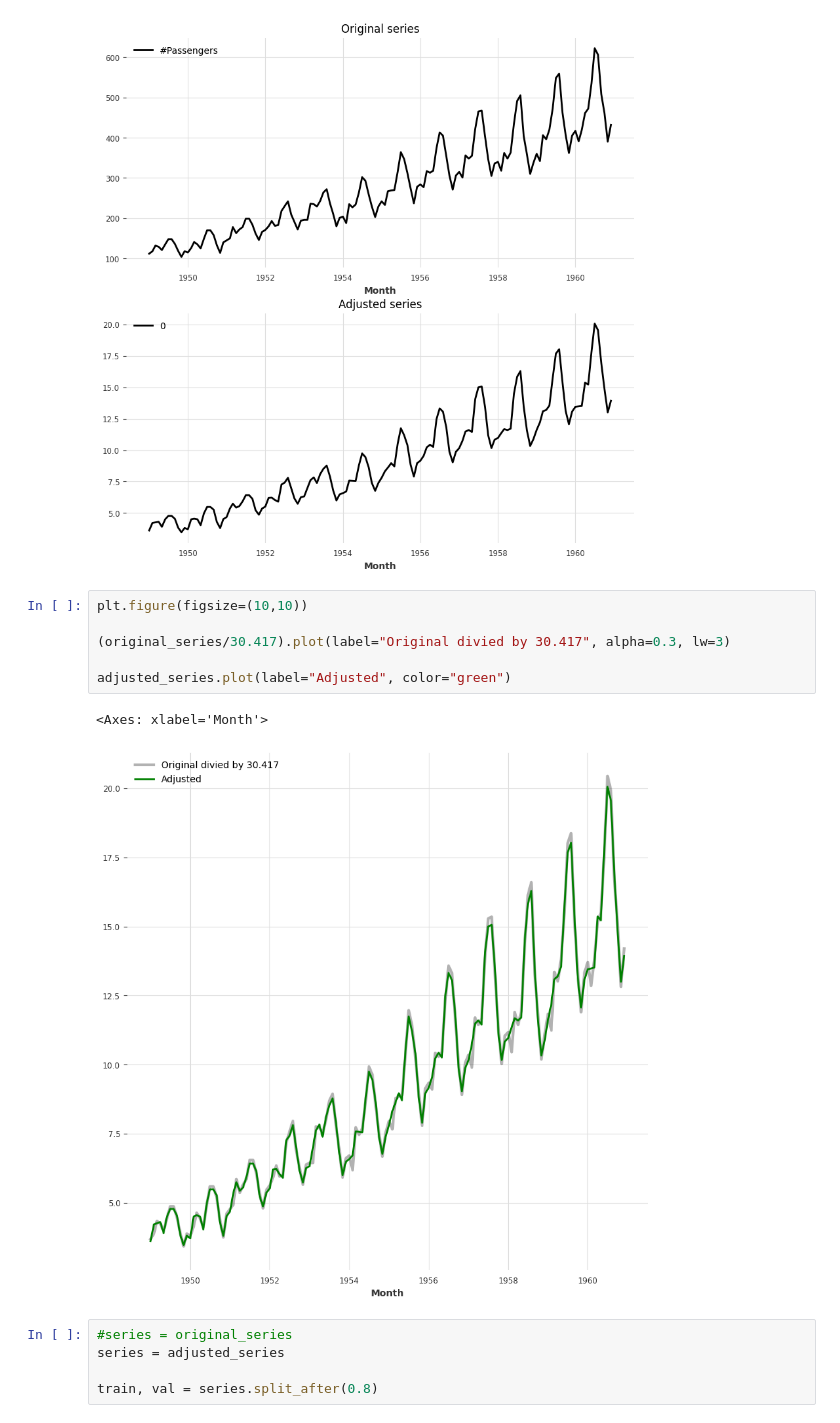
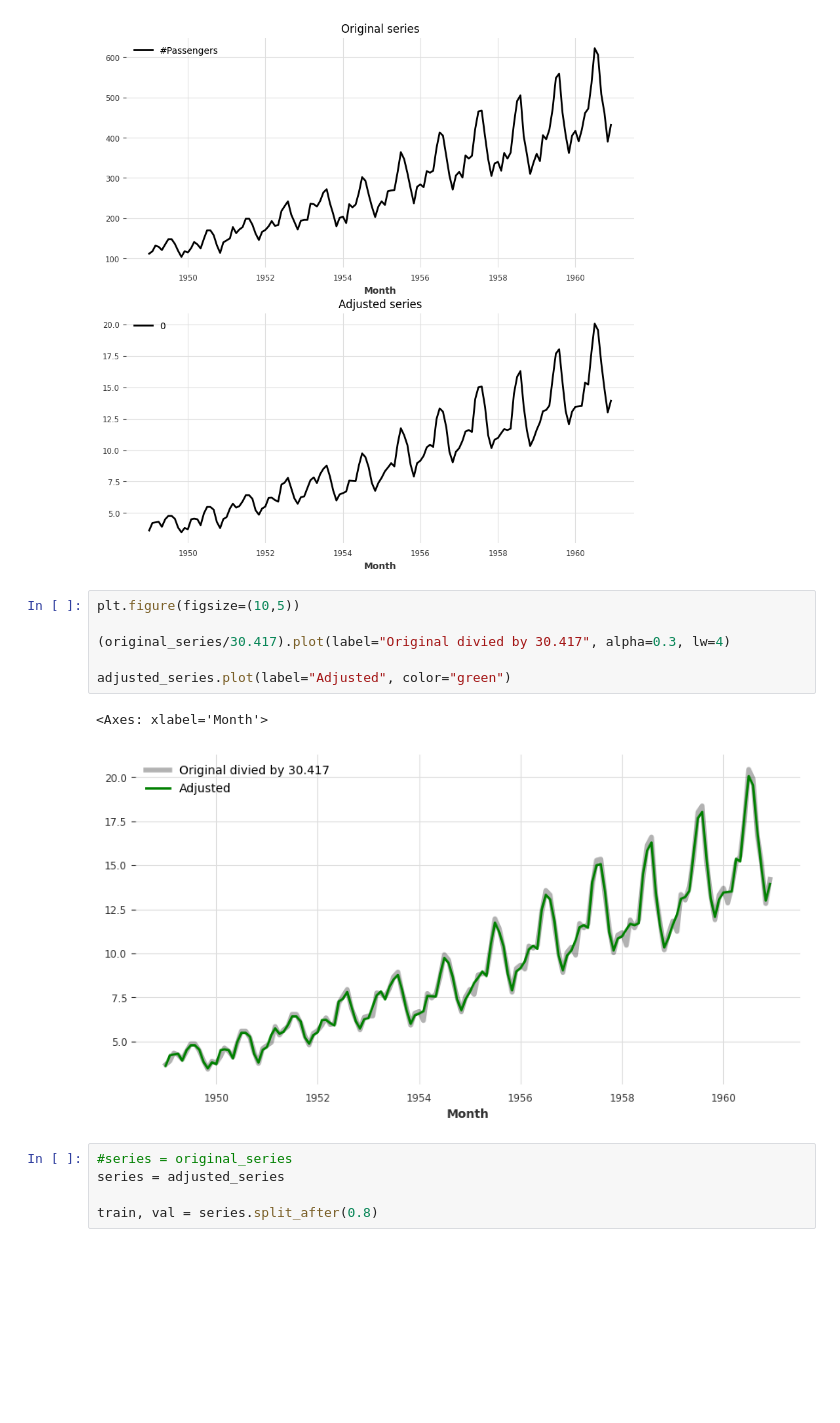
Before and after one commit to Marko-Pyeshchyk/darts-test, a Jupyter notebook: notebook/test.ipynb, the cells around one changed output. Saved outputs shown, nothing was run; the diff lists cells and outputs as text; blank space fills up the shorter version.

```diff
--- a/notebook/test.ipynb
+++ b/notebook/test.ipynb
@@ -54,14 +56,14 @@ plt.title("Adjusted series")
 Text(0.5, 1.0, 'Adjusted series')
 [figure]
 # %%
-plt.figure(figsize=(10,10))
+plt.figure(figsize=(10,5))
 
-(original_series/30.417).plot(label="Original divied by 30.417", alpha=0.3, lw=3)
+(original_series/30.417).plot(label="Original divied by 30.417", alpha=0.3, lw=4)
 
 adjusted_series.plot(label="Adjusted", color="green")
 # %% [output]
 <Axes: xlabel='Month'>
-[figure, old version]
+[figure, new version]
 # %%
 #series = original_series
 series = adjusted_series
```
Also changed, not shown: parts of 39 cells of this notebook, 2 other files.
